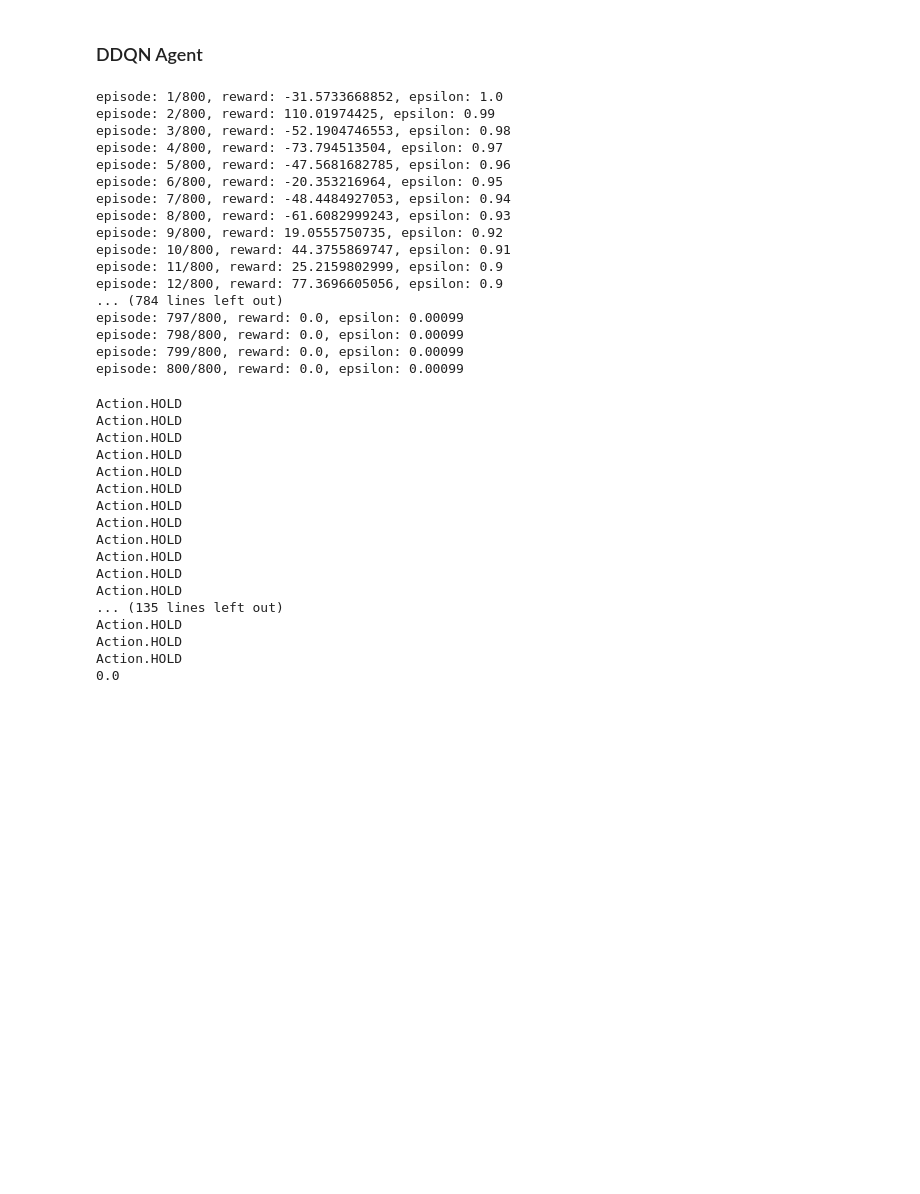
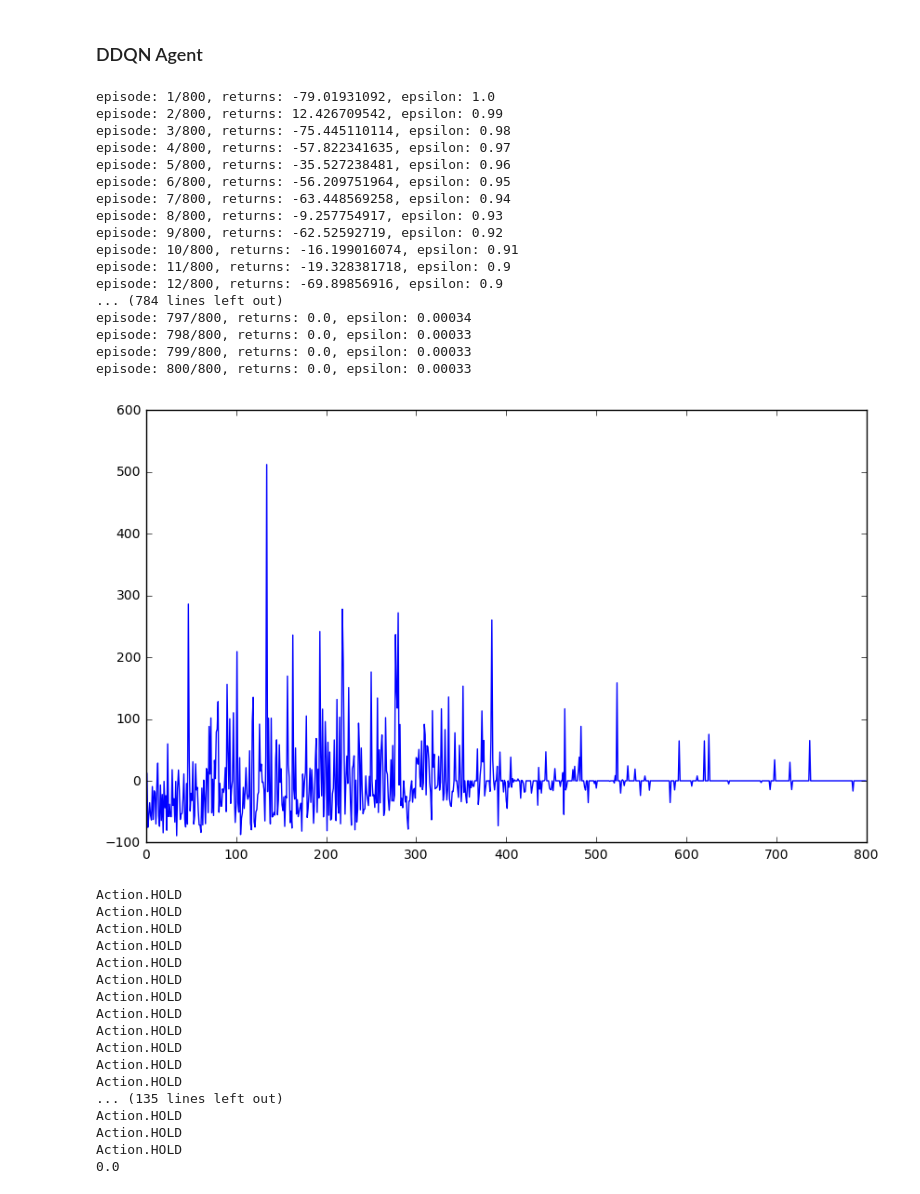
Before and after one commit to GradientTrader/simulator, a Jupyter notebook: crypto_trader.ipynb, the cells around one changed output. Cells and saved outputs as stored; diff of their text form; code cells hidden in the pictures; blank space fills up the shorter version.

```diff
--- a/crypto_trader.ipynb
+++ b/crypto_trader.ipynb
@@ -166,0 +177,2 @@ Action.HOLD
+# %%
+coin_name = 'qtum'
@@ -186,6 +201,6 @@ run_benchmarks.run_alwaysbuy_agent(num_coins_per_order = num_coins_per_order, re
 # %%
 from v2.ddqn_agent import DDQNAgent
 # %%
-qtum_agent = DDQNAgent(recent_k = 150, num_coins_per_order = num_coins_per_order, coin_name = "qtum",
-                      external_states = ["upper_band", "lower_band", "price_over_sma"],
+qtum_agent = DDQNAgent(coin_name=coin_name, recent_k = 150, num_coins_per_order = num_coins_per_order, epsilon_min = 0,
+                     external_states = ["upper_band", "lower_band", "price_over_sma"],
                      internal_states = ["is_holding_coin", "return_since_entry"])
@@ -194,23 +207,27 @@ qtum_agent = DDQNAgent(recent_k = 150, num_coins_per_order = num_coins_per_order
 # %%
 qtum_agent.train(num_episodes=800)
 # %% [output]
-episode: 1/800, reward: -31.5733668852, epsilon: 1.0
-episode: 2/800, reward: 110.01974425, epsilon: 0.99
-episode: 3/800, reward: -52.1904746553, epsilon: 0.98
-episode: 4/800, reward: -73.794513504, epsilon: 0.97
-episode: 5/800, reward: -47.5681682785, epsilon: 0.96
-episode: 6/800, reward: -20.353216964, epsilon: 0.95
-episode: 7/800, reward: -48.4484927053, epsilon: 0.94
-episode: 8/800, reward: -61.6082999243, epsilon: 0.93
-episode: 9/800, reward: 19.0555750735, epsilon: 0.92
-episode: 10/800, reward: 44.3755869747, epsilon: 0.91
-episode: 11/800, reward: 25.2159802999, epsilon: 0.9
-episode: 12/800, reward: 77.3696605056, epsilon: 0.9
+episode: 1/800, returns: -79.01931092, epsilon: 1.0
+episode: 2/800, returns: 12.426709542, epsilon: 0.99
+episode: 3/800, returns: -75.445110114, epsilon: 0.98
+episode: 4/800, returns: -57.822341635, epsilon: 0.97
+episode: 5/800, returns: -35.527238481, epsilon: 0.96
+episode: 6/800, returns: -56.209751964, epsilon: 0.95
+episode: 7/800, returns: -63.448569258, epsilon: 0.94
+episode: 8/800, returns: -9.257754917, epsilon: 0.93
+episode: 9/800, returns: -62.52592719, epsilon: 0.92
+episode: 10/800, returns: -16.199016074, epsilon: 0.91
+episode: 11/800, returns: -19.328381718, epsilon: 0.9
+episode: 12/800, returns: -69.89856916, epsilon: 0.9
 ... (784 lines left out)
-episode: 797/800, reward: 0.0, epsilon: 0.00099
-episode: 798/800, reward: 0.0, epsilon: 0.00099
-episode: 799/800, reward: 0.0, epsilon: 0.00099
-episode: 800/800, reward: 0.0, epsilon: 0.00099
+episode: 797/800, returns: 0.0, epsilon: 0.00034
+episode: 798/800, returns: 0.0, epsilon: 0.00033
+episode: 799/800, returns: 0.0, epsilon: 0.00033
+episode: 800/800, returns: 0.0, epsilon: 0.00033
+# %%
+qtum_agent.plot_cum_returns()
+# %% [output]
+[figure, added]
 # %%
 qtum_agent.test(epsilon=0)
 # %% [output]
```
Also changed, not shown: parts of 24 cells of this notebook, 3 other files.
